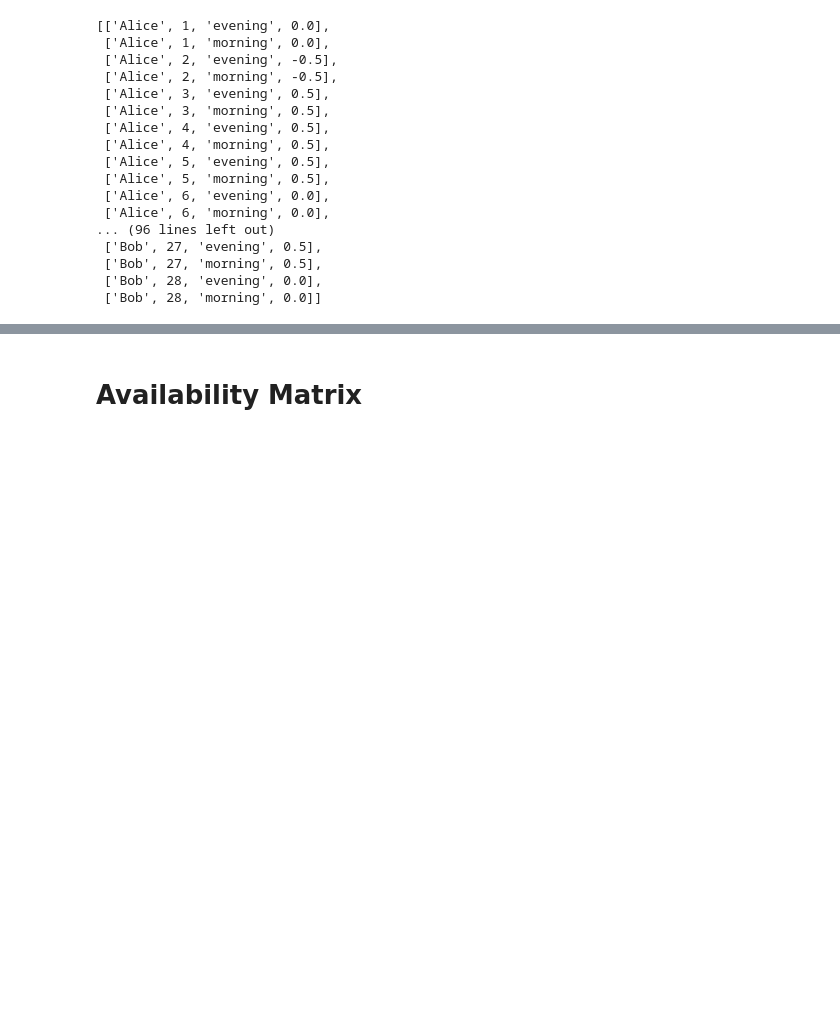
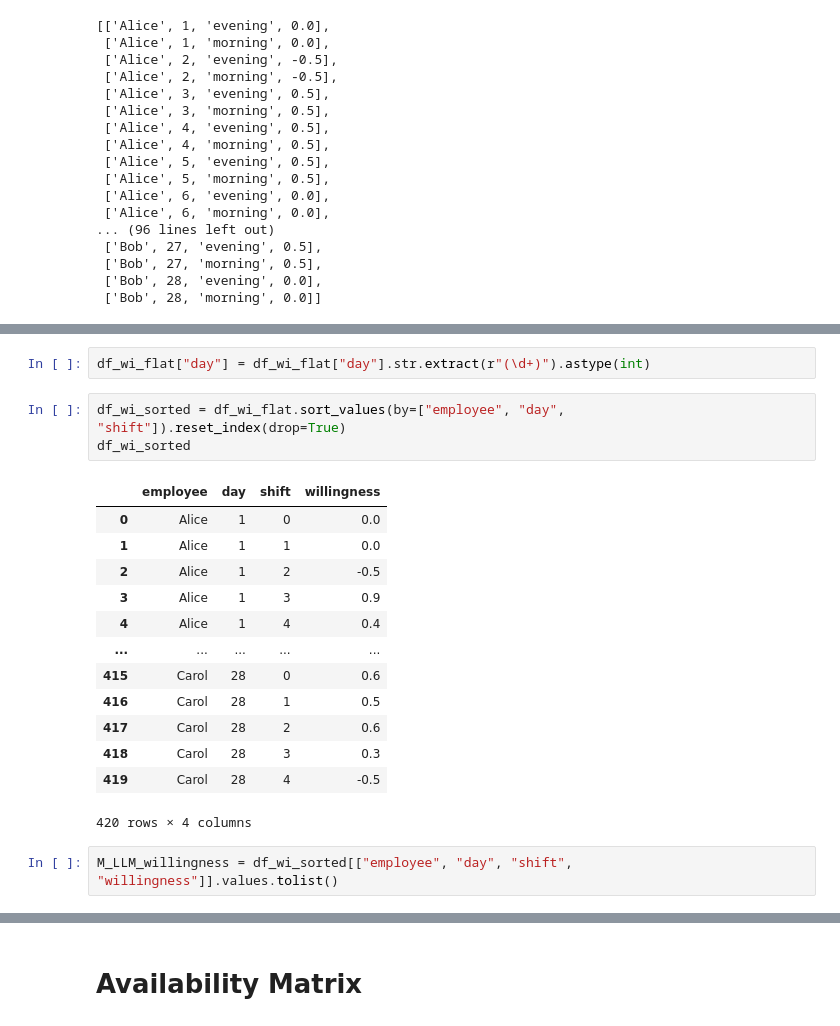
Before and after one commit to PotatoPotato12345678/LLM_optimization, a Jupyter notebook: optimizer/mats/mat.ipynb, the cells around one changed output, grey strips where cells are left out. Drawn from its saved outputs; the diff is of its cells as text; blank space fills up the shorter version.

```diff
--- a/optimizer/mats/mat.ipynb
+++ b/optimizer/mats/mat.ipynb
@@ -123,0 +166,21 @@ M_LLM_willingness
+# %%
+df_wi_flat["day"] = df_wi_flat["day"].str.extract(r"(\d+)").astype(int)
+# %%
+df_wi_sorted = df_wi_flat.sort_values(by=["employee", "day", "shift"]).reset_index(drop=True)
+df_wi_sorted
+# %% [output]
+|  | employee | day | shift | willingness |
+| 0 | Alice | 1 | 0 | 0.0 |
+| 1 | Alice | 1 | 1 | 0.0 |
+| 2 | Alice | 1 | 2 | -0.5 |
+| 3 | Alice | 1 | 3 | 0.9 |
+| 4 | Alice | 1 | 4 | 0.4 |
+| ... | ... | ... | ... | ... |
+| 415 | Carol | 28 | 0 | 0.6 |
+| 416 | Carol | 28 | 1 | 0.5 |
+| 417 | Carol | 28 | 2 | 0.6 |
+| 418 | Carol | 28 | 3 | 0.3 |
+| 419 | Carol | 28 | 4 | -0.5 |
+420 rows × 4 columns
+# %%
+M_LLM_willingness = df_wi_sorted[["employee", "day", "shift", "willingness"]].values.tolist()
```
Also changed, not shown: parts of 7 cells of this notebook, 2 other files.
